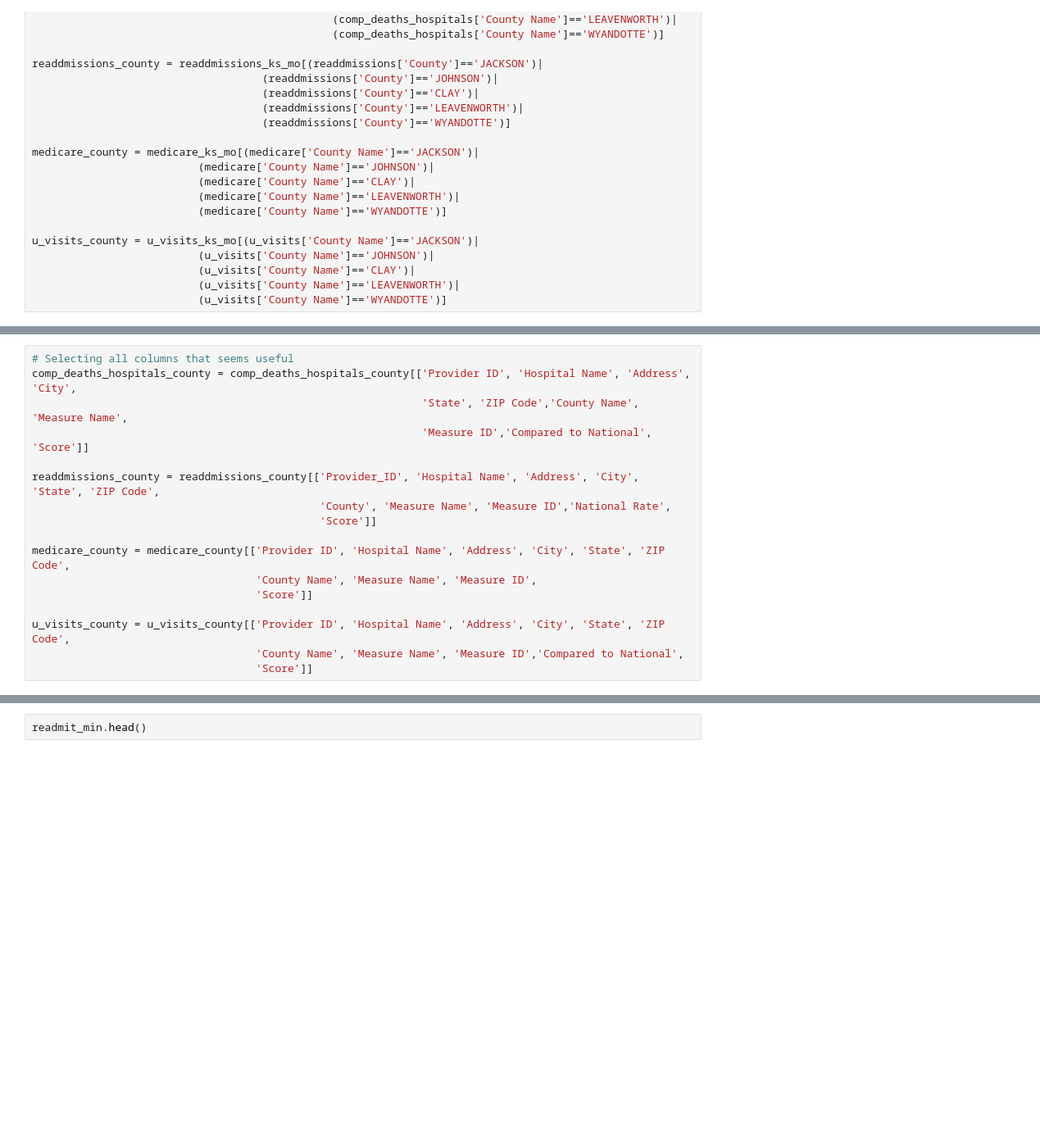
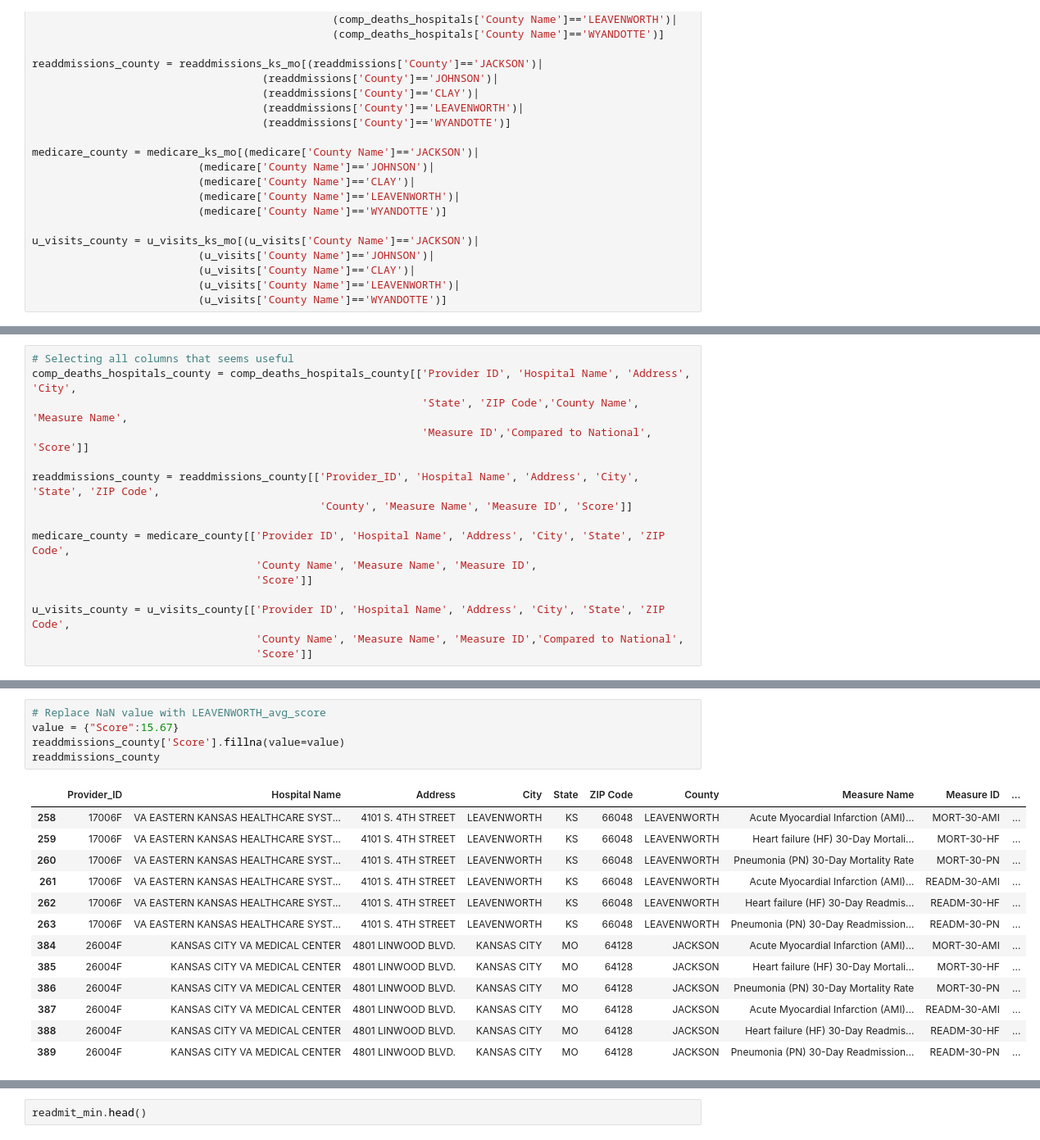
Before and after one commit to TedMur/SnakeBait, a Jupyter notebook: Data/Jazz Hands.ipynb, the cells around one changed output, grey strips where cells are left out. Shown: that part at 82% size. Saved outputs shown, nothing was run; the diff lists cells and outputs as text; blank space fills up the shorter version.

```diff
--- a/Data/Jazz Hands.ipynb
+++ b/Data/Jazz Hands.ipynb
@@ -55,8 +48,7 @@ comp_deaths_hospitals_county = comp_deaths_hospitals_county[['Provider ID', 'Hos
                                                              'Measure ID','Compared to National', 'Score']]
 
 readdmissions_county = readdmissions_county[['Provider_ID', 'Hospital Name', 'Address', 'City', 'State', 'ZIP Code',
-                                             'County', 'Measure Name', 'Measure ID','National Rate',
-                                             'Score']]
+                                             'County', 'Measure Name', 'Measure ID', 'Score']]
 
 medicare_county = medicare_county[['Provider ID', 'Hospital Name', 'Address', 'City', 'State', 'ZIP Code',
                                    'County Name', 'Measure Name', 'Measure ID',
@@ -103,3 +69,22 @@ Index(['Provider ID', 'Hospital Name', 'Address', 'City', 'State', 'ZIP Code',
+# %%
+# Replace NaN value with LEAVENWORTH_avg_score
+value = {"Score":15.67}
+readdmissions_county['Score'].fillna(value=value)
+readdmissions_county
+# %% [output]
+|  | Provider_ID | Hospital Name | Address | City | State | ZIP Code | County | Measure Name | Measure ID | ... |
+| 258 | 17006F | VA EASTERN KANSAS HEALTHCARE SYST... | 4101 S. 4TH STREET | LEAVENWORTH | KS | 66048 | LEAVENWORTH | Acute Myocardial Infarction (AMI)... | MORT-30-AMI | ... |
+| 259 | 17006F | VA EASTERN KANSAS HEALTHCARE SYST... | 4101 S. 4TH STREET | LEAVENWORTH | KS | 66048 | LEAVENWORTH | Heart failure (HF) 30-Day Mortali... | MORT-30-HF | ... |
+| 260 | 17006F | VA EASTERN KANSAS HEALTHCARE SYST... | 4101 S. 4TH STREET | LEAVENWORTH | KS | 66048 | LEAVENWORTH | Pneumonia (PN) 30-Day Mortality Rate | MORT-30-PN | ... |
+| 261 | 17006F | VA EASTERN KANSAS HEALTHCARE SYST... | 4101 S. 4TH STREET | LEAVENWORTH | KS | 66048 | LEAVENWORTH | Acute Myocardial Infarction (AMI)... | READM-30-AMI | ... |
+| 262 | 17006F | VA EASTERN KANSAS HEALTHCARE SYST... | 4101 S. 4TH STREET | LEAVENWORTH | KS | 66048 | LEAVENWORTH | Heart failure (HF) 30-Day Readmis... | READM-30-HF | ... |
+| 263 | 17006F | VA EASTERN KANSAS HEALTHCARE SYST... | 4101 S. 4TH STREET | LEAVENWORTH | KS | 66048 | LEAVENWORTH | Pneumonia (PN) 30-Day Readmission... | READM-30-PN | ... |
+| 384 | 26004F | KANSAS CITY VA MEDICAL CENTER | 4801 LINWOOD BLVD. | KANSAS CITY | MO | 64128 | JACKSON | Acute Myocardial Infarction (AMI)... | MORT-30-AMI | ... |
+| 385 | 26004F | KANSAS CITY VA MEDICAL CENTER | 4801 LINWOOD BLVD. | KANSAS CITY | MO | 64128 | JACKSON | Heart failure (HF) 30-Day Mortali... | MORT-30-HF | ... |
+| 386 | 26004F | KANSAS CITY VA MEDICAL CENTER | 4801 LINWOOD BLVD. | KANSAS CITY | MO | 64128 | JACKSON | Pneumonia (PN) 30-Day Mortality Rate | MORT-30-PN | ... |
+| 387 | 26004F | KANSAS CITY VA MEDICAL CENTER | 4801 LINWOOD BLVD. | KANSAS CITY | MO | 64128 | JACKSON | Acute Myocardial Infarction (AMI)... | READM-30-AMI | ... |
+| 388 | 26004F | KANSAS CITY VA MEDICAL CENTER | 4801 LINWOOD BLVD. | KANSAS CITY | MO | 64128 | JACKSON | Heart failure (HF) 30-Day Readmis... | READM-30-HF | ... |
+| 389 | 26004F | KANSAS CITY VA MEDICAL CENTER | 4801 LINWOOD BLVD. | KANSAS CITY | MO | 64128 | JACKSON | Pneumonia (PN) 30-Day Readmission... | READM-30-PN | ... |
 # %%
 readmit_min = readdmissions_county[["County", "Measure Name", "Measure ID", "Compare to National", "Denominator", "Score", "Lower Estimate", "Higher Estimate"]]
 medi_min = medicare_county[["County Name", "Measure Name", "Measure ID", "Score"]]
```
Also changed, not shown: parts of 5 cells of this notebook.
